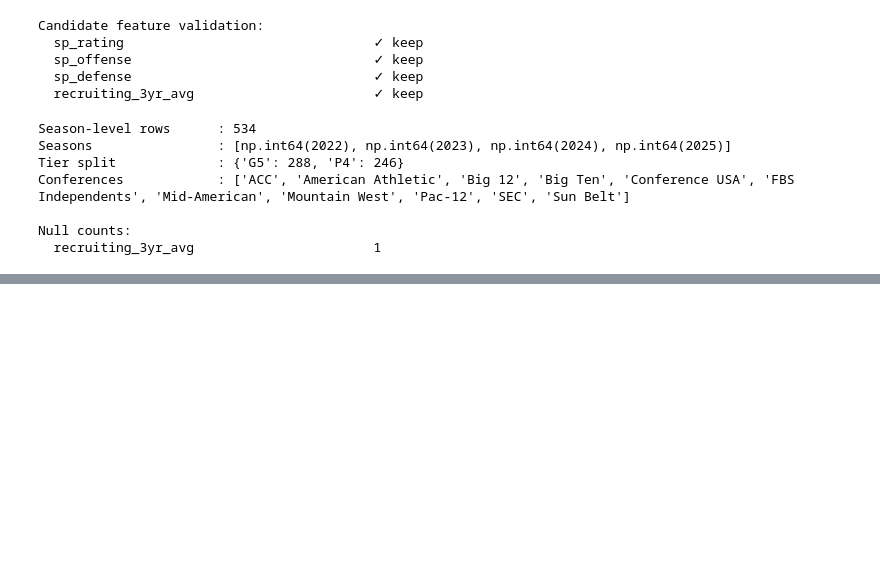
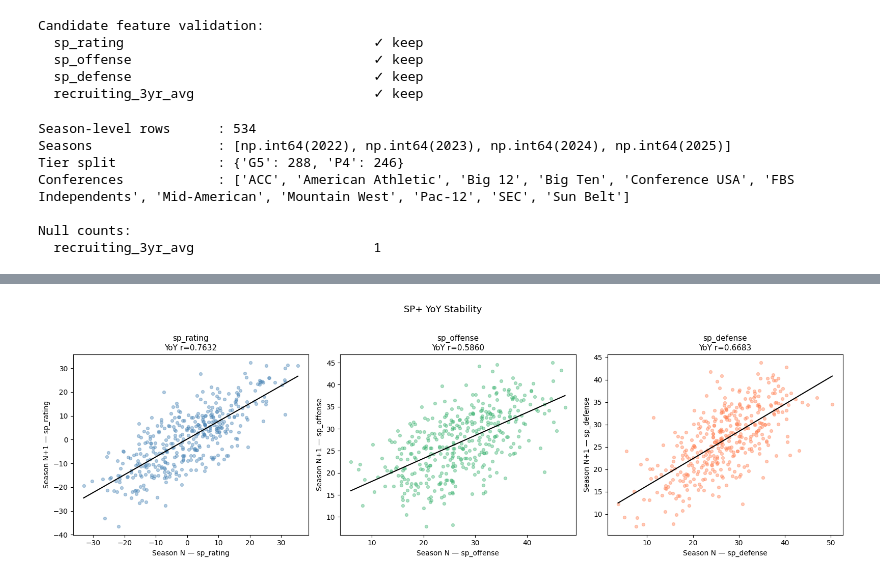
Before and after one commit to kj-1220/cfb-analytics, a Jupyter notebook: notebooks/EDA_4_SP_Ratings_Recruiting.ipynb, the cells around one changed output, grey strips where cells are left out. Cells and saved outputs as stored; diff of their text form; code cells hidden in the pictures; blank space fills up the shorter version.

```diff
--- a/notebooks/EDA_4_SP_Ratings_Recruiting.ipynb
+++ b/notebooks/EDA_4_SP_Ratings_Recruiting.ipynb
@@ -278,0 +683,26 @@ conf_game_num
+# %%
+# Cell 15 — Q6 visualization: SP+ YoY scatter
+fig, axes = plt.subplots(1, 3, figsize=(16, 5))
+
+for ax, feat, color in zip(
+    axes,
+    ["sp_rating", "sp_offense", "sp_defense"],
+    ["steelblue", "mediumseagreen", "coral"]
+):
+    sub = yoy[[f"{feat}_n", f"{feat}_n1"]].dropna()
+    x = sub[f"{feat}_n"].values
+    y = sub[f"{feat}_n1"].values
+    ax.scatter(x, y, alpha=0.4, s=18, color=color)
+    m, b = np.polyfit(x, y, 1)
+    xline = np.linspace(x.min(), x.max(), 200)
+    ax.plot(xline, m * xline + b, color="black", lw=1.5)
+    r, _ = stats.pearsonr(x, y)
+    ax.set_xlabel(f"Season N — {feat}", fontsize=10)
+    ax.set_ylabel(f"Season N+1 — {feat}", fontsize=10)
+    ax.set_title(f"{feat}\nYoY r={r:.4f}", fontsize=11)
+
+plt.suptitle("SP+ YoY Stability", fontsize=13, y=1.02)
+plt.tight_layout()
+plt.show()
+# %% [output]
+[figure, added]
```
Also changed, not shown: parts of 16 cells of this notebook, 11 other files.
